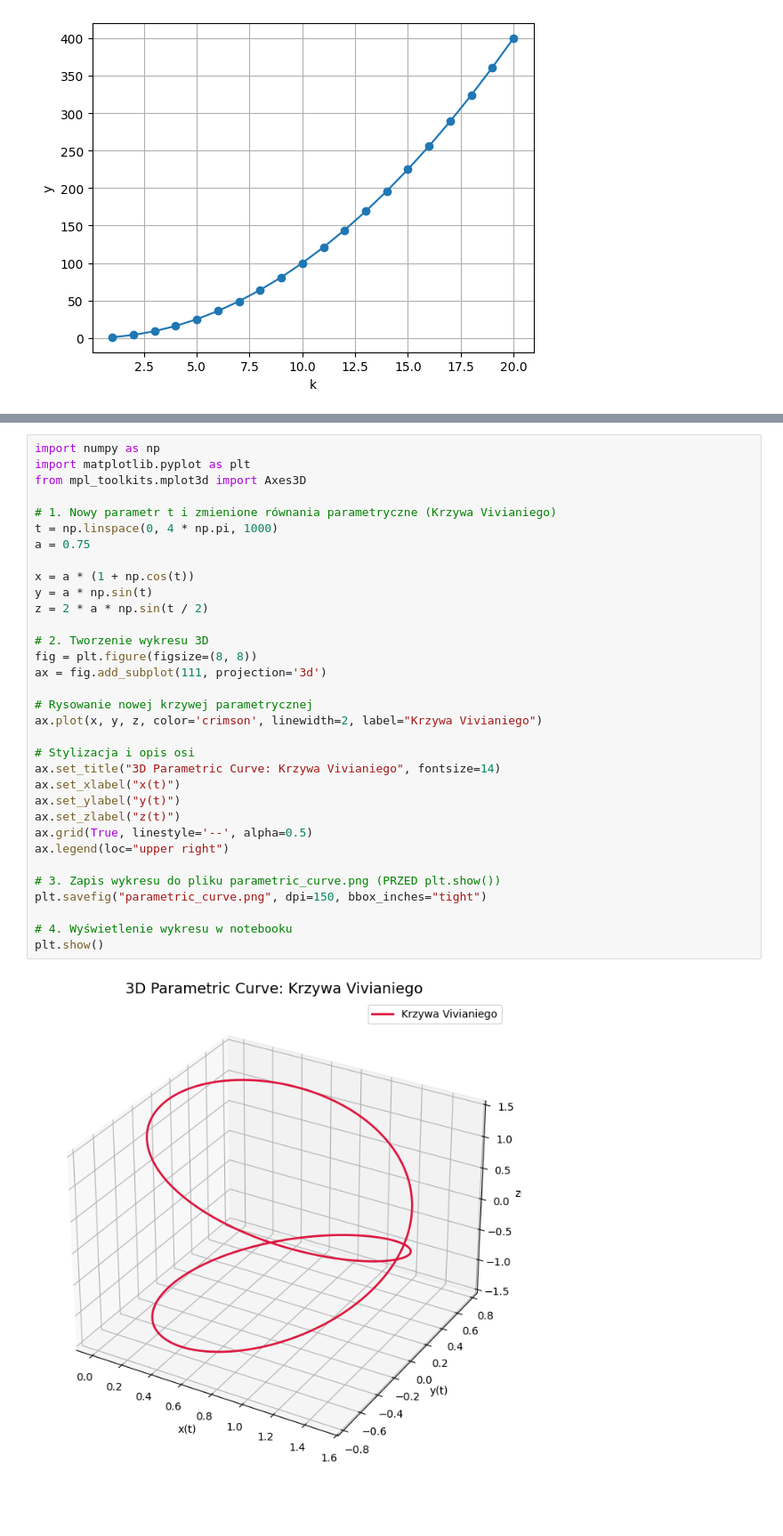
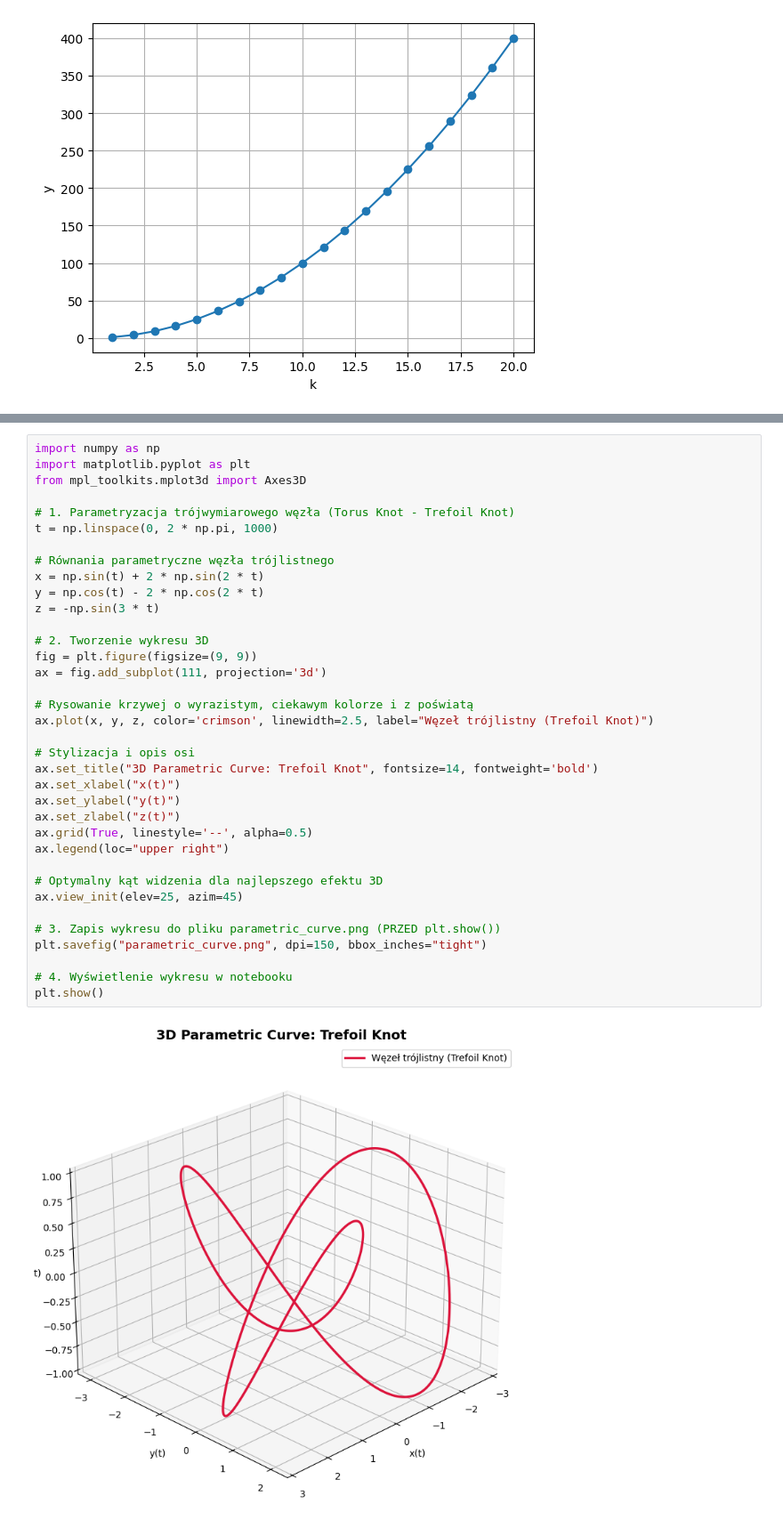
Before and after one commit to noxtmg/useful_programs, a Jupyter notebook: pages/solutions/02_sol_colab/colab_intro.ipynb, the cells around one changed output, grey strips where cells are left out. Shown at 89% size. Saved outputs shown, nothing was run; the diff lists cells and outputs as text; blank space fills up the shorter version.

```diff
--- a/pages/solutions/02_sol_colab/colab_intro.ipynb
+++ b/pages/solutions/02_sol_colab/colab_intro.ipynb
@@ -168,35 +136,38 @@ frame=   60 fps=0.0 q=-0.0 Lsize=      96kB time=00:00:03.93 bitrate= 199.5kbits
 # %%
 import numpy as np
 import matplotlib.pyplot as plt
 from mpl_toolkits.mplot3d import Axes3D
 
-# 1. Nowy parametr t i zmienione równania parametryczne (Krzywa Vivianiego)
-t = np.linspace(0, 4 * np.pi, 1000)
-a = 0.75
+# 1. Parametryzacja trójwymiarowego węzła (Torus Knot - Trefoil Knot)
+t = np.linspace(0, 2 * np.pi, 1000)
 
-x = a * (1 + np.cos(t))
-y = a * np.sin(t)
-z = 2 * a * np.sin(t / 2)
+# Równania parametryczne węzła trójlistnego
+x = np.sin(t) + 2 * np.sin(2 * t)
+y = np.cos(t) - 2 * np.cos(2 * t)
+z = -np.sin(3 * t)
 
 # 2. Tworzenie wykresu 3D
-fig = plt.figure(figsize=(8, 8))
+fig = plt.figure(figsize=(9, 9))
 ax = fig.add_subplot(111, projection='3d')
 
-# Rysowanie nowej krzywej parametrycznej
-ax.plot(x, y, z, color='crimson', linewidth=2, label="Krzywa Vivianiego")
+# Rysowanie krzywej o wyrazistym, ciekawym kolorze i z poświatą
+ax.plot(x, y, z, color='crimson', linewidth=2.5, label="Węzeł trójlistny (Trefoil Knot)")
 
 # Stylizacja i opis osi
-ax.set_title("3D Parametric Curve: Krzywa Vivianiego", fontsize=14)
+ax.set_title("3D Parametric Curve: Trefoil Knot", fontsize=14, fontweight='bold')
 ax.set_xlabel("x(t)")
 ax.set_ylabel("y(t)")
 ax.set_zlabel("z(t)")
 ax.grid(True, linestyle='--', alpha=0.5)
 ax.legend(loc="upper right")
 
+# Optymalny kąt widzenia dla najlepszego efektu 3D
+ax.view_init(elev=25, azim=45)
+
 # 3. Zapis wykresu do pliku parametric_curve.png (PRZED plt.show())
 plt.savefig("parametric_curve.png", dpi=150, bbox_inches="tight")
 
 # 4. Wyświetlenie wykresu w notebooku
 plt.show()
 # %% [output]
-[figure, old version]
+[figure, new version]
```
Also changed, not shown: parts of 2 cells of this notebook, 1 other file.
